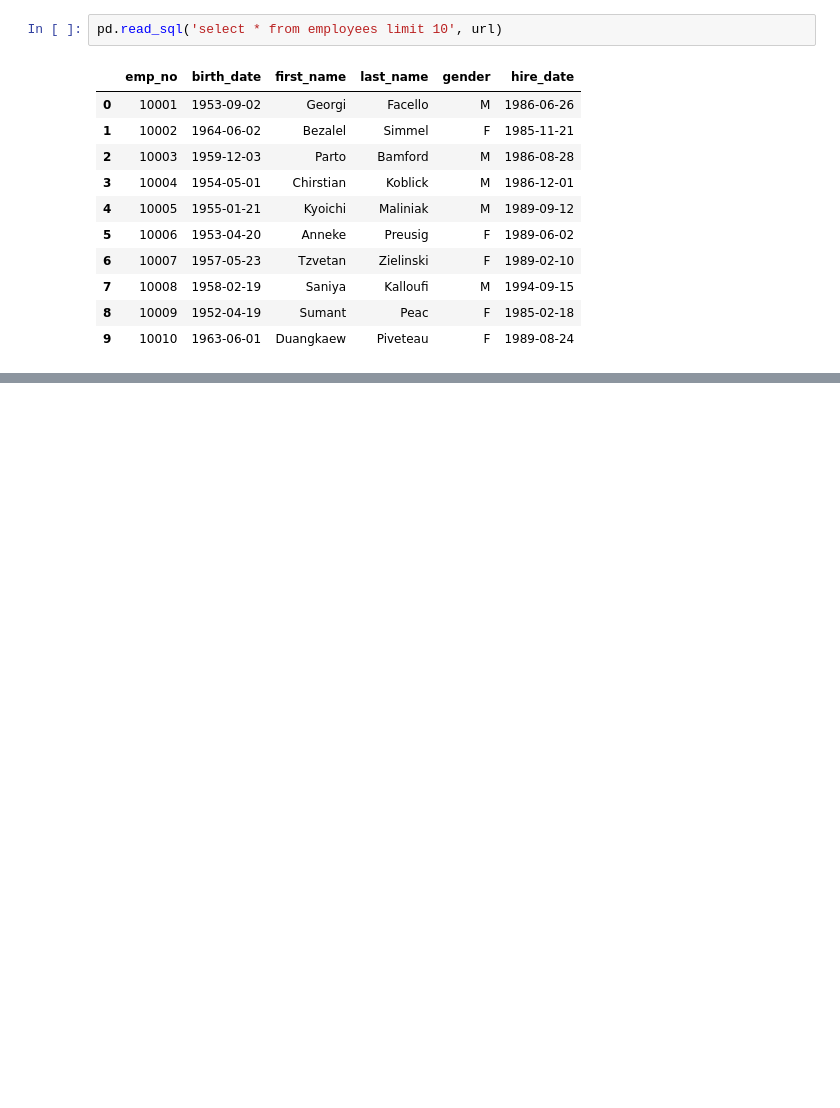
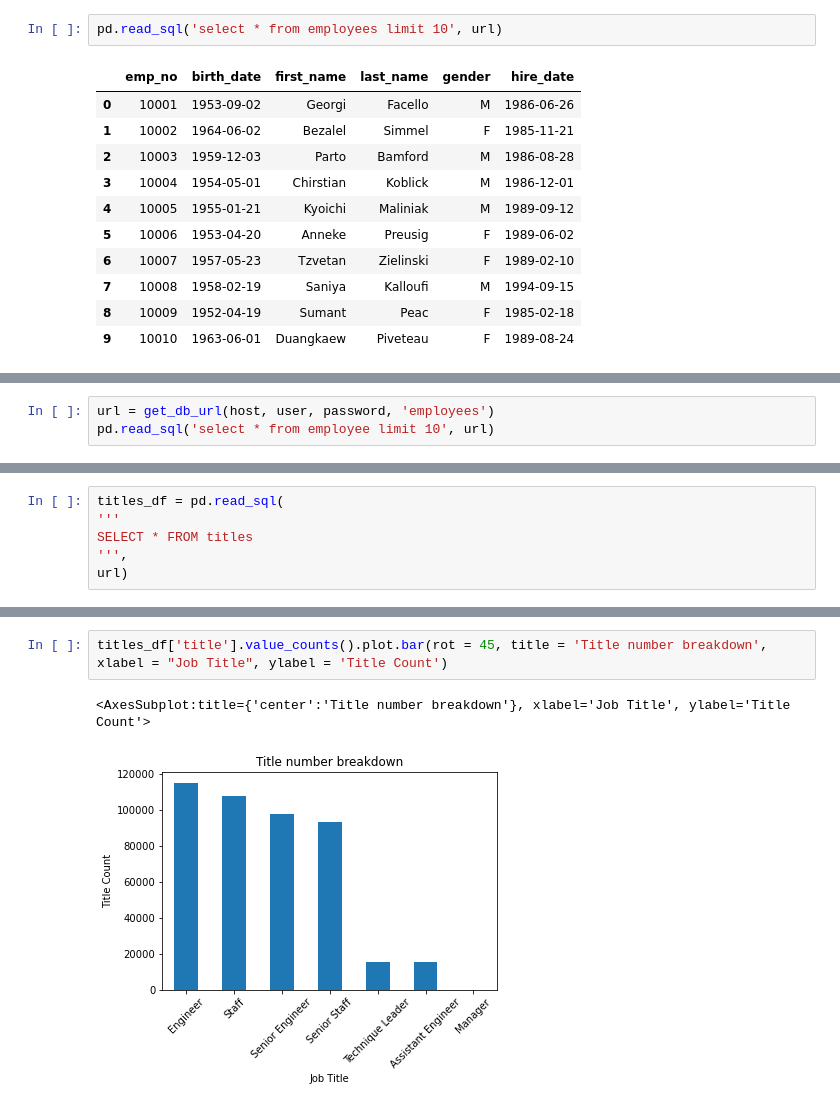
Before and after one commit to ArnolValadezRodriguez/numpy-pandas-visualization-exercises, a Jupyter notebook: advanced_dataframes.ipynb, the cells around one changed output, grey strips where cells are left out. Cells and saved outputs as stored; diff of their text form; blank space fills up the shorter version.

```diff
--- a/advanced_dataframes.ipynb
+++ b/advanced_dataframes.ipynb
@@ -28,0 +62,3 @@ pd.read_sql('select * from employees limit 10', url)
+# %%
+url = get_db_url(host, user, password, 'employees')
+pd.read_sql('select * from employee limit 10', url)
@@ -28,0 +93,6 @@ pd.read_sql('select * from employees limit 10', url)
+# %%
+titles_df = pd.read_sql(
+'''
+SELECT * FROM titles
+''',
+url)
@@ -28,0 +592,5 @@ pd.read_sql('select * from employees limit 10', url)
+# %%
+titles_df['title'].value_counts().plot.bar(rot = 45, title = 'Title number breakdown', xlabel = "Job Title", ylabel = 'Title Count')
+# %% [output]
+<AxesSubplot:title={'center':'Title number breakdown'}, xlabel='Job Title', ylabel='Title Count'>
+[figure, added]
```
Also changed, not shown: parts of 99 cells of this notebook.
